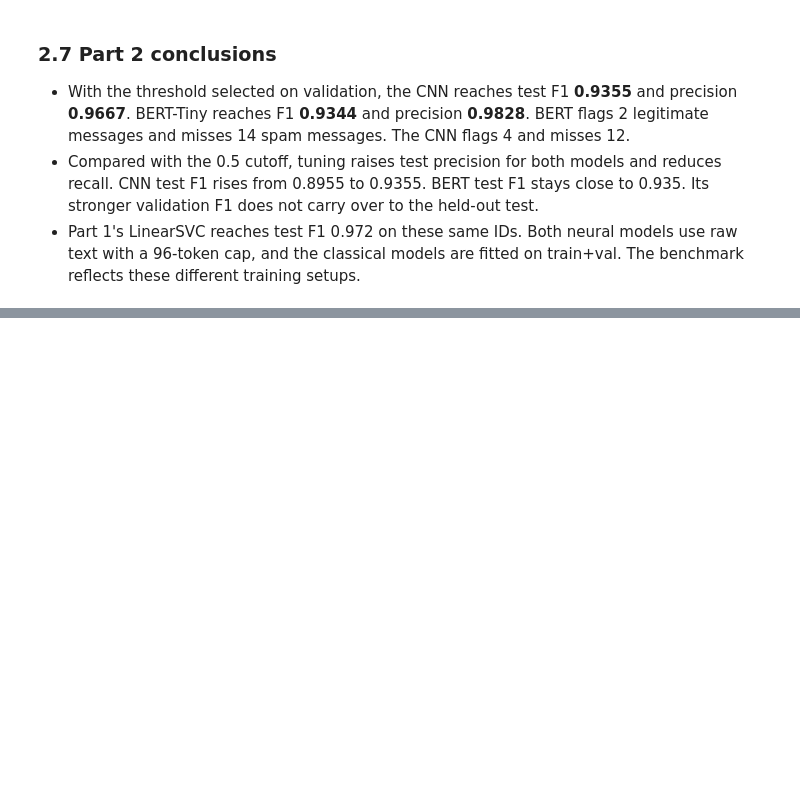
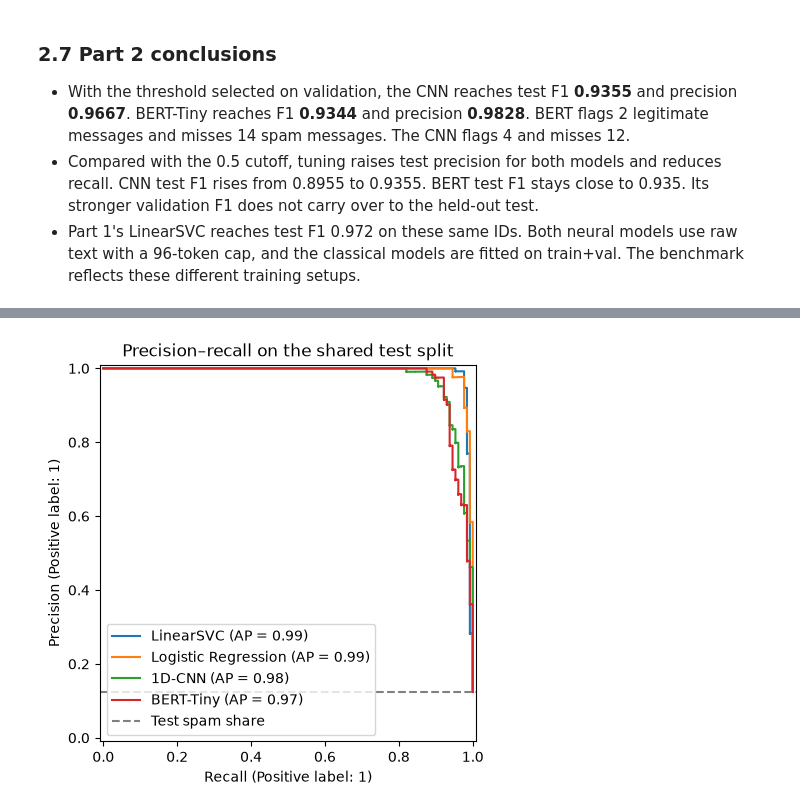
Before and after one commit to dench1k1ng/ml_midterm, a Jupyter notebook: Final_Denis_Shin_Abylay_Latiyev_Nikita_Vassilenko.ipynb, the cells around one changed output, grey strips where cells are left out. Drawn from its saved outputs; the diff is of its cells as text; code cells hidden in the pictures; blank space fills up the shorter version.

Commit message:
Complete participant 3 SMS spam evaluation and demo

```diff
--- a/Final_Denis_Shin_Abylay_Latiyev_Nikita_Vassilenko.ipynb
+++ b/Final_Denis_Shin_Abylay_Latiyev_Nikita_Vassilenko.ipynb
@@ -805,0 +887,12 @@ _To be completed by Participant 3._
+# %%
+fig, ax = plt.subplots(figsize=(8, 4.5), layout="constrained")
+for name in ("svc", "logreg", "cnn", "bert_tiny"):
+    PrecisionRecallDisplay.from_predictions(
+        p3_y, p3_test[f"score_{name}"], name=p3_models[name], ax=ax,
+    )
+ax.axhline(p3_y.mean(), color="gray", linestyle="--", label="Test spam share")
+ax.set_title("Precision–recall on the shared test split")
+ax.legend(loc="lower left")
+plt.show()
+# %% [output]
+[figure, added]
```
Also changed, not shown: parts of 9 cells of this notebook, 7 other files.
